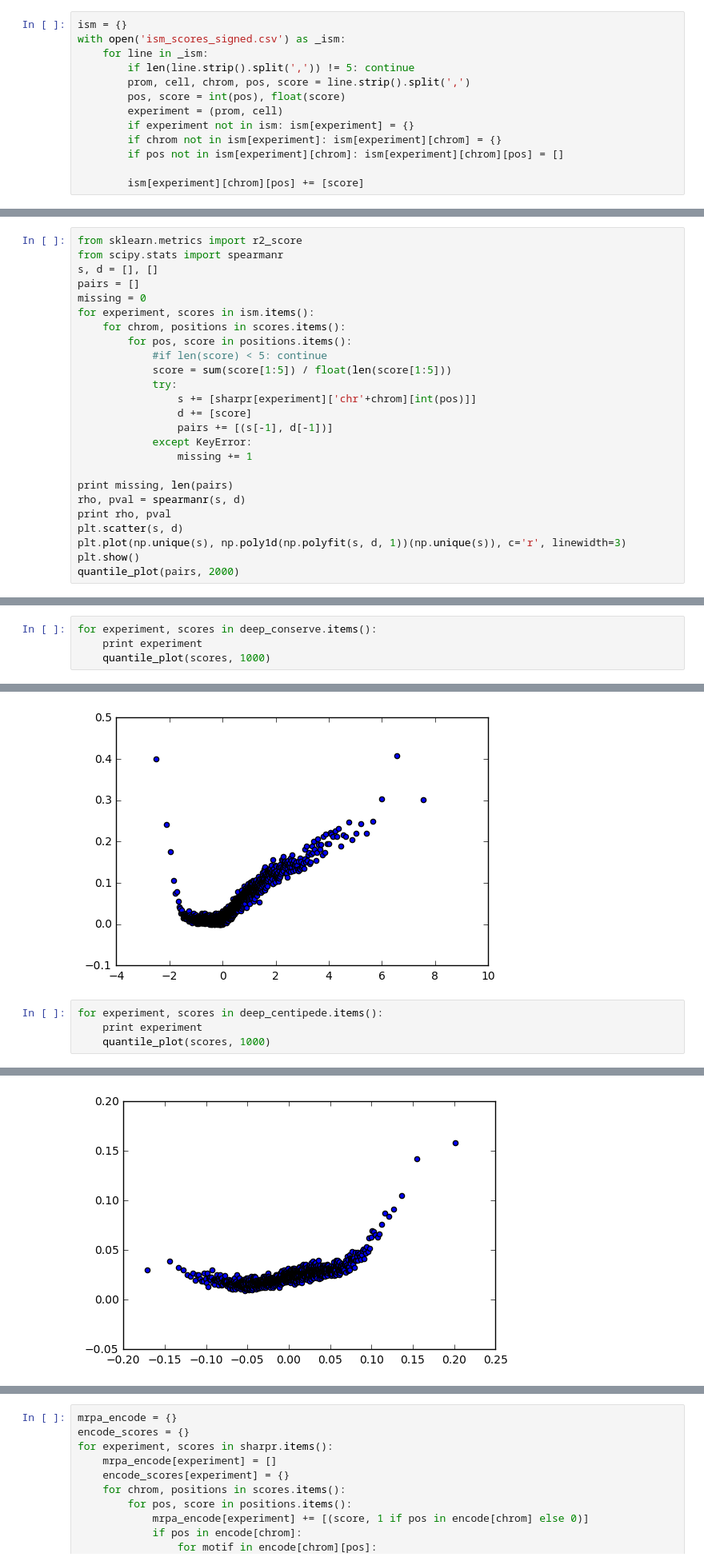
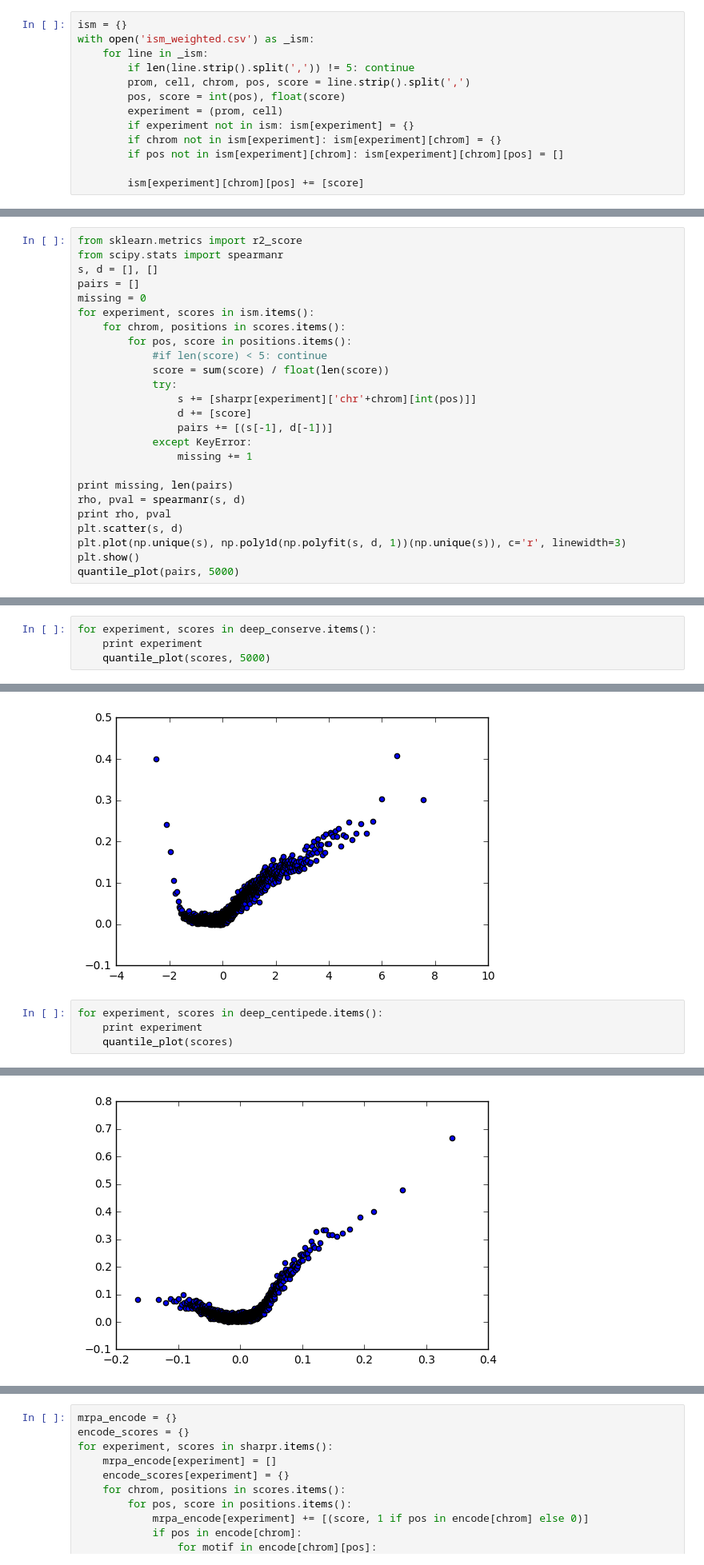
Before and after one commit to irvhsu/cs273b-project, a Jupyter notebook: notebooks/interpretation_ism.ipynb, the cells around one changed output, grey strips where cells are left out. Shown at 80% size. Cells and saved outputs as stored; diff of their text form.

```diff
--- a/notebooks/interpretation_ism.ipynb
+++ b/notebooks/interpretation_ism.ipynb
@@ -63,7 +63,7 @@ for promoter in data.promoters + ['combinedP']:
 # Make Predictions from trained model
 # %%
 ism = {}
-with open('ism_scores_signed.csv') as _ism:
+with open('ism_weighted.csv') as _ism:
     for line in _ism:
         if len(line.strip().split(',')) != 5: continue
         prom, cell, chrom, pos, score = line.strip().split(',')
@@ -108,7 +108,7 @@ for experiment, scores in ism.items():
     for chrom, positions in scores.items():
         for pos, score in positions.items():
             #if len(score) < 5: continue
-            score = sum(score[1:5]) / float(len(score[1:5]))
+            score = sum(score) / float(len(score))
             try:
                 s += [sharpr[experiment]['chr'+chrom][int(pos)]]
                 d += [score]
@@ -122,6 +122,6 @@ print rho, pval
 plt.scatter(s, d)
 plt.plot(np.unique(s), np.poly1d(np.polyfit(s, d, 1))(np.unique(s)), c='r', linewidth=3)
 plt.show()
-quantile_plot(pairs, 2000)
+quantile_plot(pairs, 5000)
 # %% [output]
 8323545 9989195
@@ -196,6 +196,6 @@ for experiment, scores in mrpa_conserve.items():
 # %%
 for experiment, scores in deep_conserve.items():
     print experiment
-    quantile_plot(scores, 1000)
+    quantile_plot(scores, 5000)
 # %% [output]
 ('minP', 'HepG2')
@@ -307,6 +307,6 @@ for experiment, scores in mrpa_centipede.items():
 # %%
 for experiment, scores in deep_centipede.items():
     print experiment
-    quantile_plot(scores, 1000)
+    quantile_plot(scores)
 # %% [output]
 ('minP', 'HepG2')
@@ -317,2 +317,2 @@ for experiment, scores in deep_centipede.items():
-[figure, old version]
+[figure, new version]
 ('SV40P', 'HepG2')
```
Also changed, not shown: parts of 4 cells of this notebook, 1 other file.
